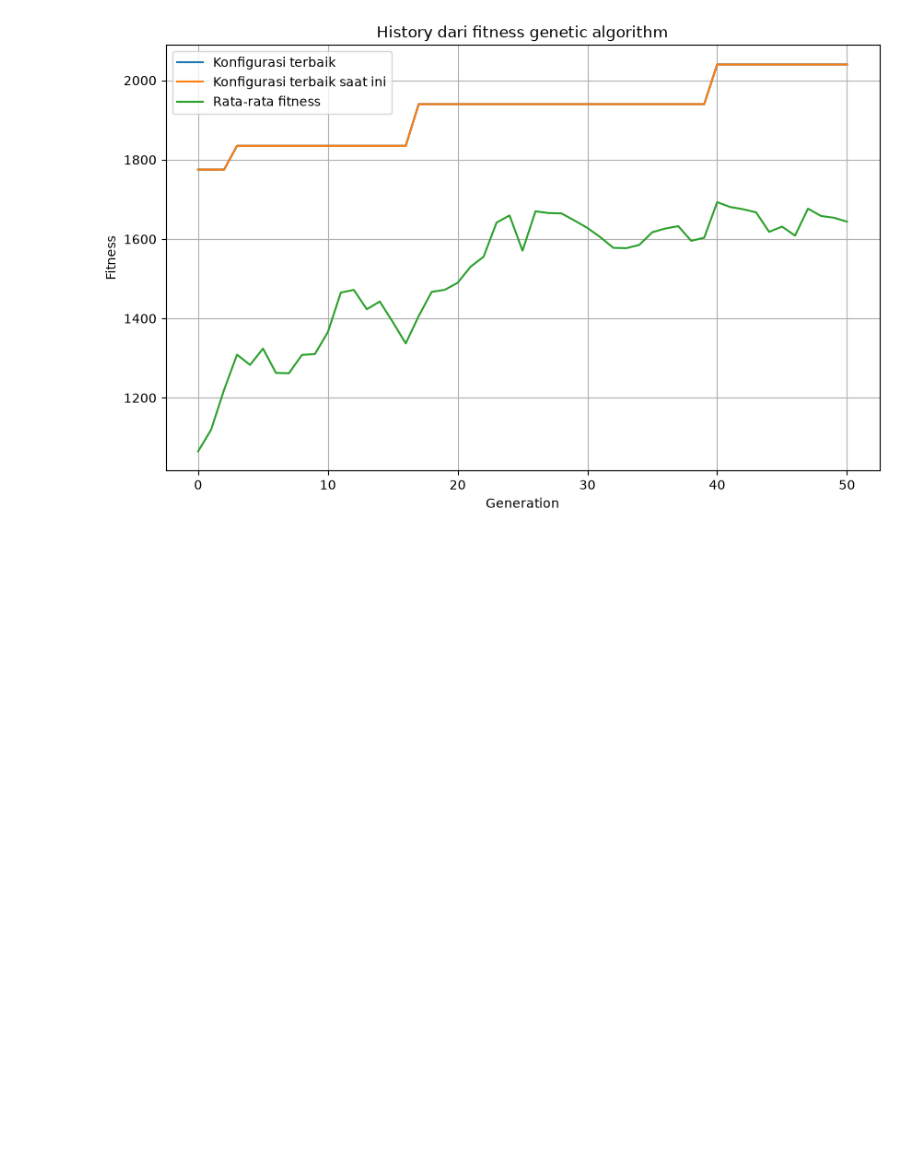
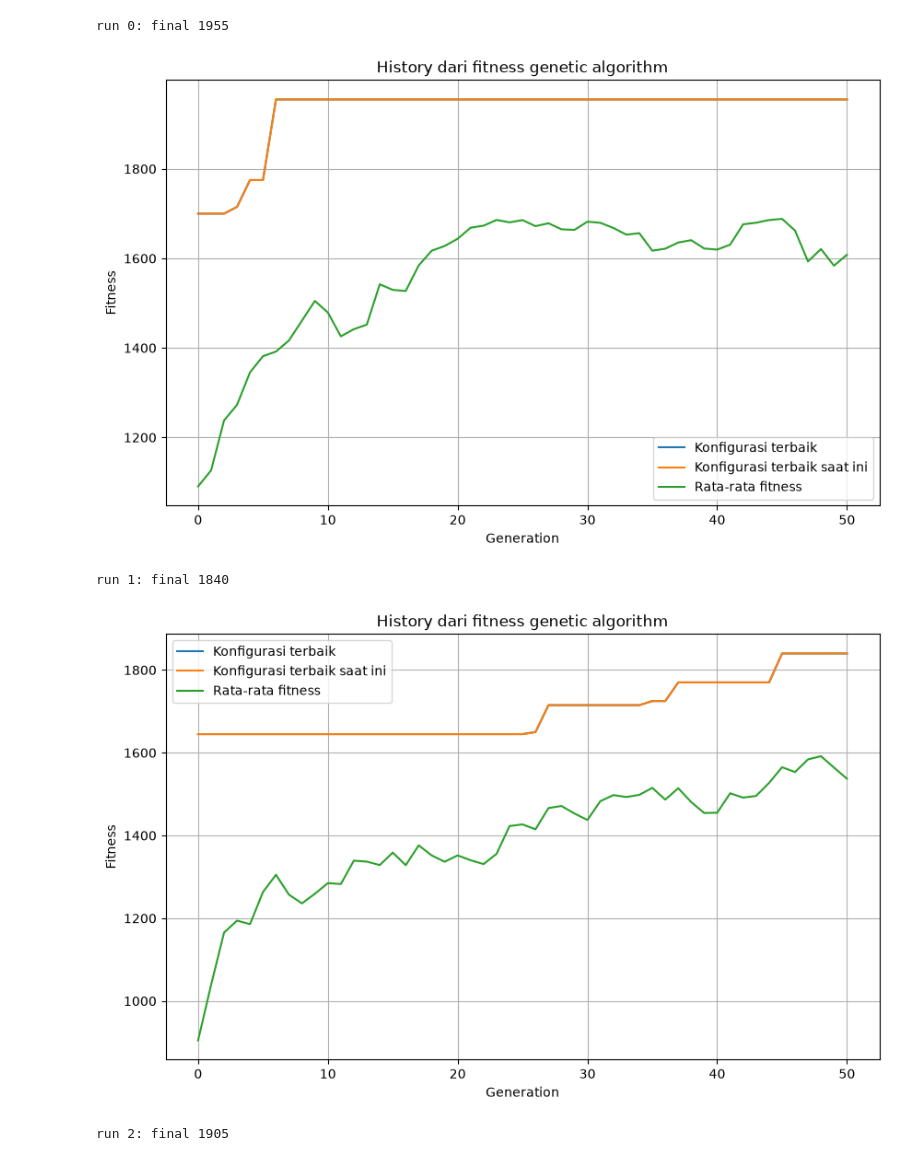
Before and after one commit to Ahmad-FP/IF3170_G32_FrontierFolly, a Jupyter notebook: src/genetic-algorithm/main.ipynb, the cells around one changed output. Drawn from its saved outputs; the diff is of its cells as text; code cells hidden in the pictures; blank space fills up the shorter version.

```diff
--- a/src/genetic-algorithm/main.ipynb
+++ b/src/genetic-algorithm/main.ipynb
@@ -28,18 +22,51 @@ best_chromosome, history_best, history_curr_best, history_avg = genetic_algorith
-# %%
-generations = range(len(history_best)) # Ukuran dari History panjang
-
-plt.figure(figsize=(10, 6))
-
-plt.plot(generations, history_best, label="Konfigurasi terbaik") # Plot konfigurasi terbaik
-plt.plot(generations, history_curr_best, label="Konfigurasi terbaik saat ini") # Plot konfigurasi terbaik saat ini
-plt.plot(generations, history_avg, label="Rata-rata fitness") # Plot rata-rata fitness
-
-plt.xlabel("Generation")
-plt.ylabel("Fitness")
-plt.title("History dari fitness genetic algorithm")
-
-plt.legend()
-plt.grid(True)
-plt.show()
-# %% [output]
-[figure, removed]
+# %%
+def saveRun(initial_chromosome_random, best_chromosome, packages, truck, folder):
+    folder = Path(folder)
+    folder.mkdir(parents=True, exist_ok=True)
+
+    initial_state_random = decode_state(initial_chromosome_random, packages)
+    out = {"inside": initial_state_random, "outside": [id for id in packages if id not in initial_state_random], "value": fitness(initial_chromosome_random, packages, truck)}
+    with open(folder / "initialState.json", "w") as f:
+        json.dump(out, f, indent=2)
+    plotState(initial_state_random, packages, truck, folder / "initialState.png")
+
+    final_state = decode_state(best_chromosome, packages)
+    out = {"inside": final_state, "outside": [id for id in packages if id not in final_state], "value": fitness(best_chromosome, packages, truck)}
+    with open(folder / "finalState.json", "w") as f:
+        json.dump(out, f, indent=2)
+    plotState(final_state, packages, truck, folder / "finalState.png")
+
+    return fitness(best_chromosome, packages, truck)
+# %%
+for x in range(3):
+    initial_chromosome_random, best_chromosome, history_best, history_curr_best, history_avg = genetic_algorithm(
+        packages,
+        truck,
+        pop_size=30,
+        max_iter=50,
+        mutation_rate=0.1
+    )
+    fitness_value = saveRun(initial_chromosome_random, best_chromosome, packages, truck, f"../../output/genetic_algorithm/run{x}")
+    print(f"run {x}: final {fitness_value}")
+
+    generations = range(len(history_best)) # Ukuran dari History panjang
+
+    plt.figure(figsize=(10, 6))
+
+    plt.plot(generations, history_best, label="Konfigurasi terbaik") # Plot konfigurasi terbaik
+    plt.plot(generations, history_curr_best, label="Konfigurasi terbaik saat ini") # Plot konfigurasi terbaik saat ini
+    plt.plot(generations, history_avg, label="Rata-rata fitness") # Plot rata-rata fitness
+
+    plt.xlabel("Generation")
+    plt.ylabel("Fitness")
+    plt.title("History dari fitness genetic algorithm")
+
+    plt.legend()
+    plt.grid(True)
+    plt.show()
+# %% [output]
+run 0: final 1955
+[figure, added]
+run 1: final 1840
+[figure, added]
+run 2: final 1905
```
Also changed, not shown: parts of 3 cells of this notebook, 13 other files.
